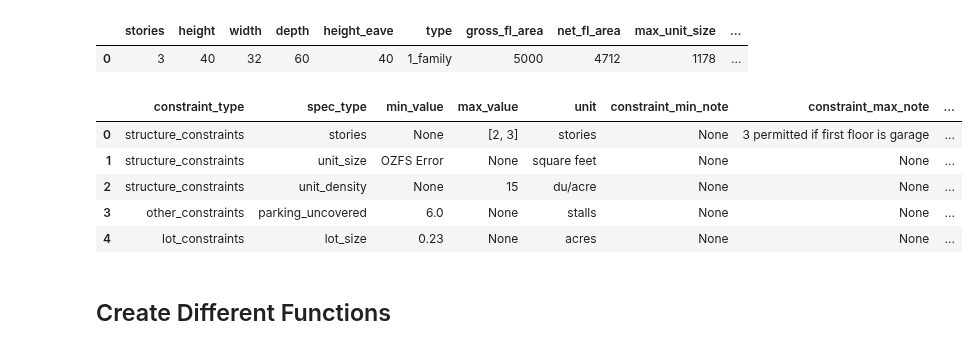
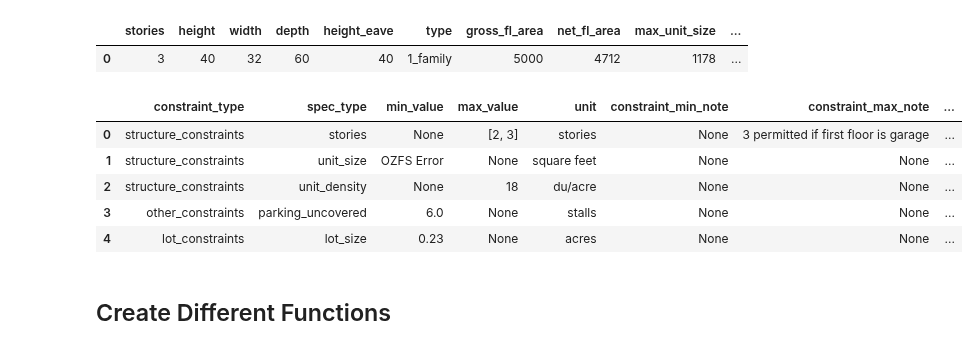
Before and after one commit to HOUPU1993/tidyzoning, a Jupyter notebook: test.ipynb, the cells around one changed output. Cells and saved outputs as stored; diff of their text form; code cells hidden in the pictures.

```diff
--- a/test.ipynb
+++ b/test.ipynb
@@ -157,13 +157,13 @@ tidybuilding_4_fam
 |  | stories | height | width | depth | height_eave | type | gross_fl_area | net_fl_area | max_unit_size | ... |
 | 0 | 3 | 40 | 32 | 60 | 40 | 1_family | 5000 | 4712 | 1178 | ... |
 # %%
-get_zoning_req_results = get_zoning_req(tidybuilding_4_fam, tidyzoning.loc[[36]], tidyparcel[tidyparcel['parcel_id'] == '10'])
+get_zoning_req_results = get_zoning_req(tidybuilding_4_fam, tidyzoning.loc[[37]], tidyparcel[tidyparcel['parcel_id'] == '10'])
 get_zoning_req_results
 # %% [output]
 |  | constraint_type | spec_type | min_value | max_value | unit | constraint_min_note | constraint_max_note | ... |
 | 0 | structure_constraints | stories | None | [2, 3] | stories | None | 3 permitted if first floor is garage | ... |
 | 1 | structure_constraints | unit_size | OZFS Error | None | square feet | None | None | ... |
-| 2 | structure_constraints | unit_density | None | 15 | du/acre | None | None | ... |
+| 2 | structure_constraints | unit_density | None | 18 | du/acre | None | None | ... |
 | 3 | other_constraints | parking_uncovered | 6.0 | None | stalls | None | None | ... |
 | 4 | lot_constraints | lot_size | 0.23 | None | acres | None | None | ... |
 # %%
```
Also changed, not shown: parts of 9 cells of this notebook, 1 other file.
